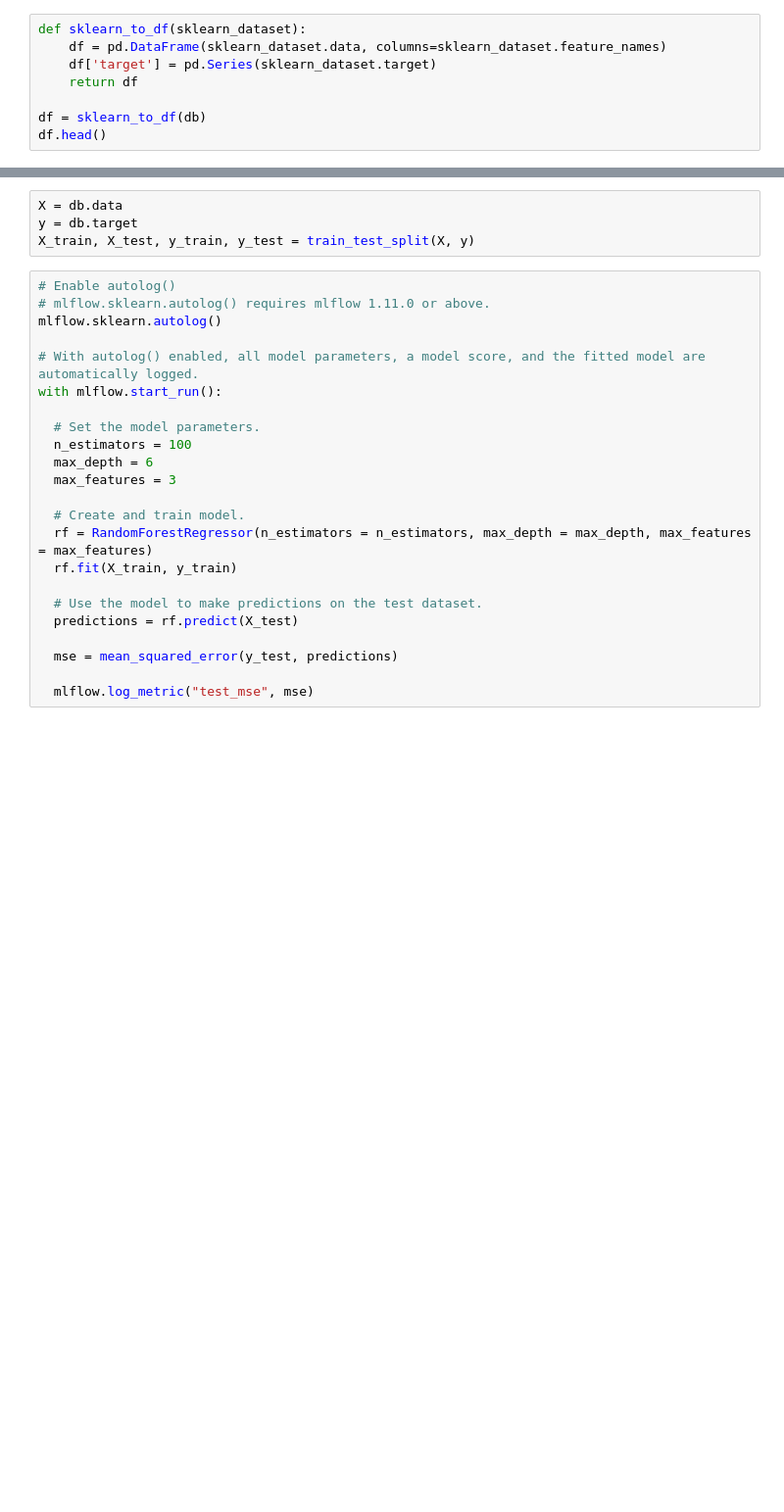
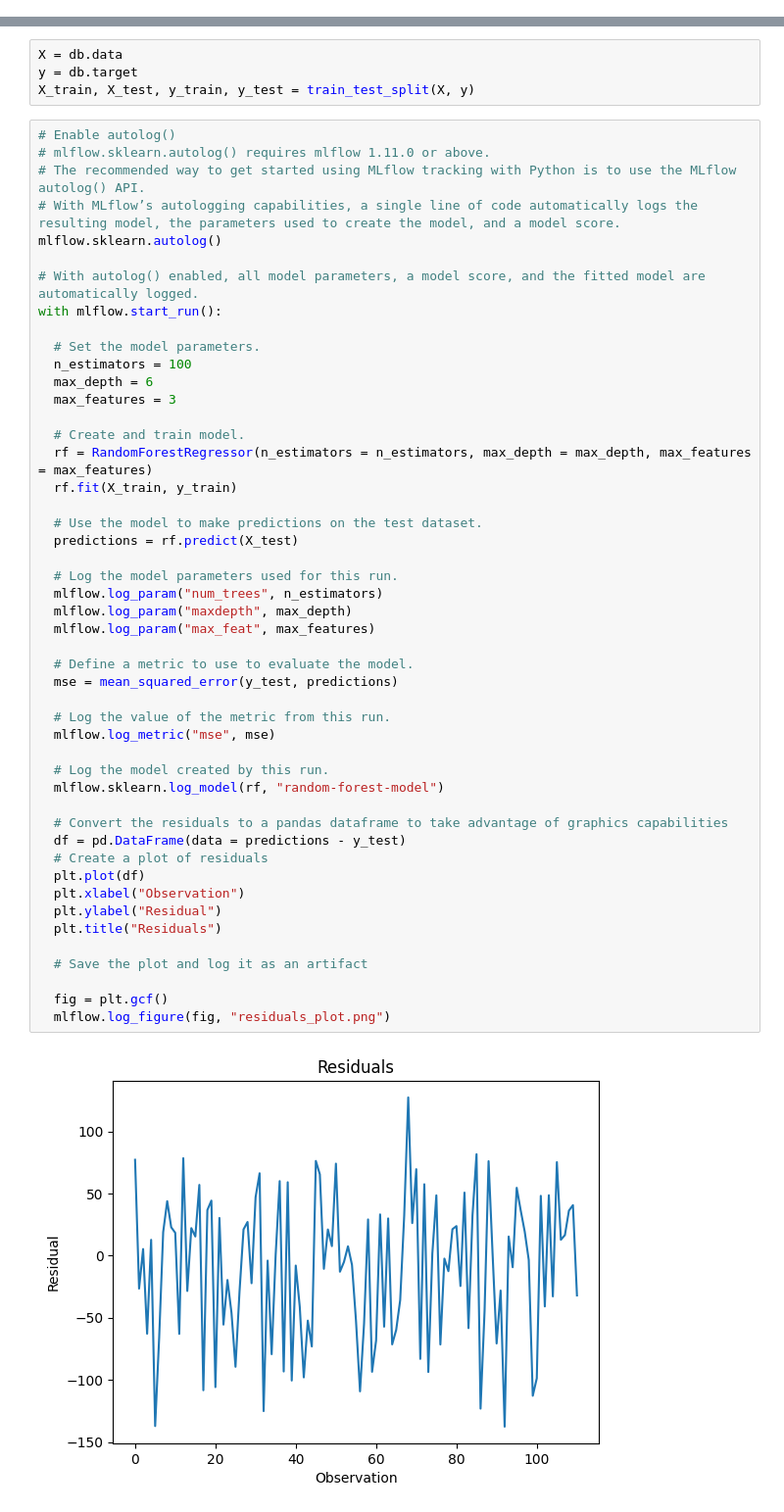
Before and after one commit to datarootsio/mlflow-workshop, a Jupyter notebook: notebooks/2-train-your-first-model.ipynb, the cells around one changed output, grey strips where cells are left out. Shown at 98% size. Cells and saved outputs as stored; diff of their text form; blank space fills up the shorter version.

```diff
--- a/notebooks/2-train-your-first-model.ipynb
+++ b/notebooks/2-train-your-first-model.ipynb
@@ -10,11 +11,3 @@ from sklearn.ensemble import RandomForestRegressor
 from sklearn.metrics import mean_squared_error
 # %%
 db = load_diabetes()
-# %%
-def sklearn_to_df(sklearn_dataset):
-    df = pd.DataFrame(sklearn_dataset.data, columns=sklearn_dataset.feature_names)
-    df['target'] = pd.Series(sklearn_dataset.target)
-    return df
-
-df = sklearn_to_df(db)
-df.head()
@@ -32,23 +18,50 @@ X_train, X_test, y_train, y_test = train_test_split(X, y)
 # %%
 # Enable autolog()
 # mlflow.sklearn.autolog() requires mlflow 1.11.0 or above.
+# The recommended way to get started using MLflow tracking with Python is to use the MLflow autolog() API.
+# With MLflow’s autologging capabilities, a single line of code automatically logs the resulting model, the parameters used to create the model, and a model score.
 mlflow.sklearn.autolog()
 
 # With autolog() enabled, all model parameters, a model score, and the fitted model are automatically logged.
 with mlflow.start_run():
 
   # Set the model parameters.
   n_estimators = 100
   max_depth = 6
   max_features = 3
 
   # Create and train model.
   rf = RandomForestRegressor(n_estimators = n_estimators, max_depth = max_depth, max_features = max_features)
   rf.fit(X_train, y_train)
 
   # Use the model to make predictions on the test dataset.
   predictions = rf.predict(X_test)
 
+  # Log the model parameters used for this run.
+  mlflow.log_param("num_trees", n_estimators)
+  mlflow.log_param("maxdepth", max_depth)
+  mlflow.log_param("max_feat", max_features)
+
+  # Define a metric to use to evaluate the model.
   mse = mean_squared_error(y_test, predictions)
 
-  mlflow.log_metric("test_mse", mse)
+  # Log the value of the metric from this run.
+  mlflow.log_metric("mse", mse)
+
+  # Log the model created by this run.
+  mlflow.sklearn.log_model(rf, "random-forest-model")
+
+  # Convert the residuals to a pandas dataframe to take advantage of graphics capabilities
+  df = pd.DataFrame(data = predictions - y_test)
+  # Create a plot of residuals
+  plt.plot(df)
+  plt.xlabel("Observation")
+  plt.ylabel("Residual")
+  plt.title("Residuals")
+
+  # Save the plot and log it as an artifact
+
+  fig = plt.gcf()
+  mlflow.log_figure(fig, "residuals_plot.png")
+# %% [output]
+[figure, added]
```
Also changed, not shown: parts of 2 cells of this notebook, 1 other file.
